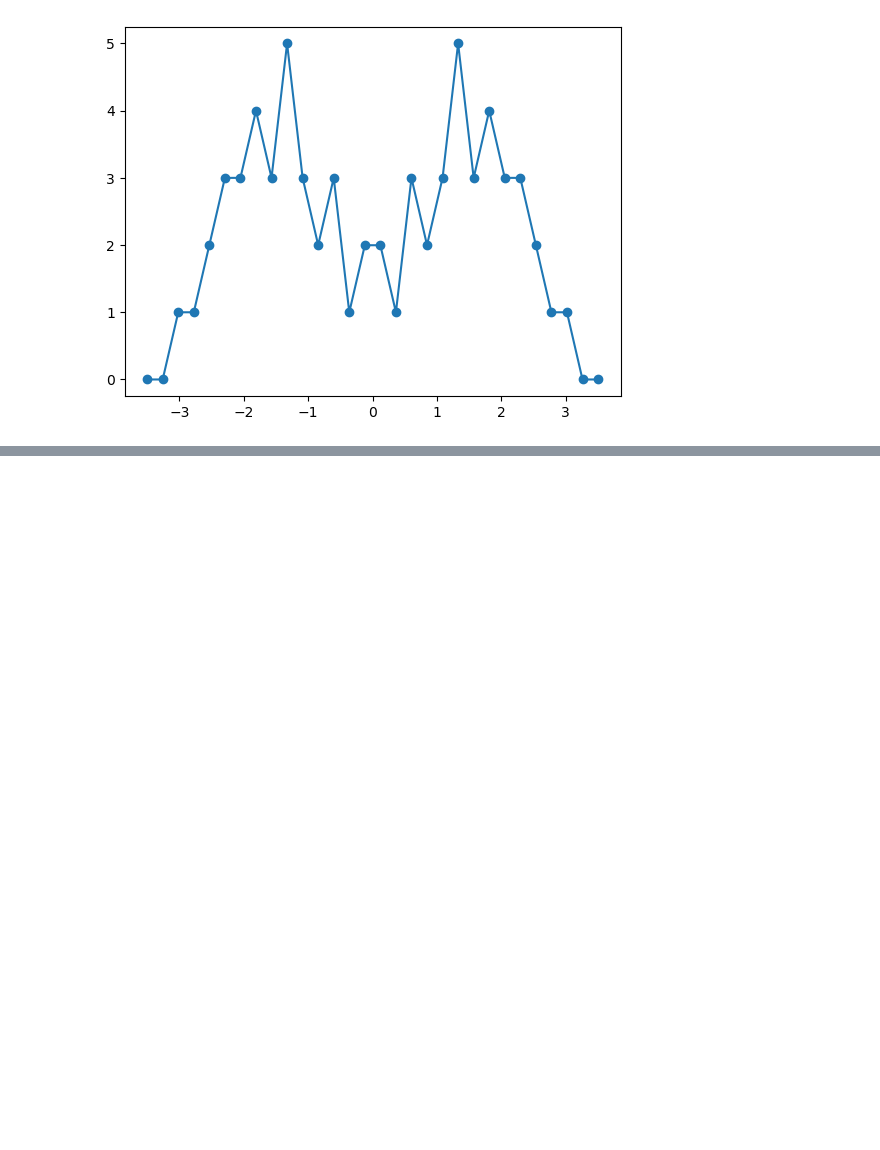
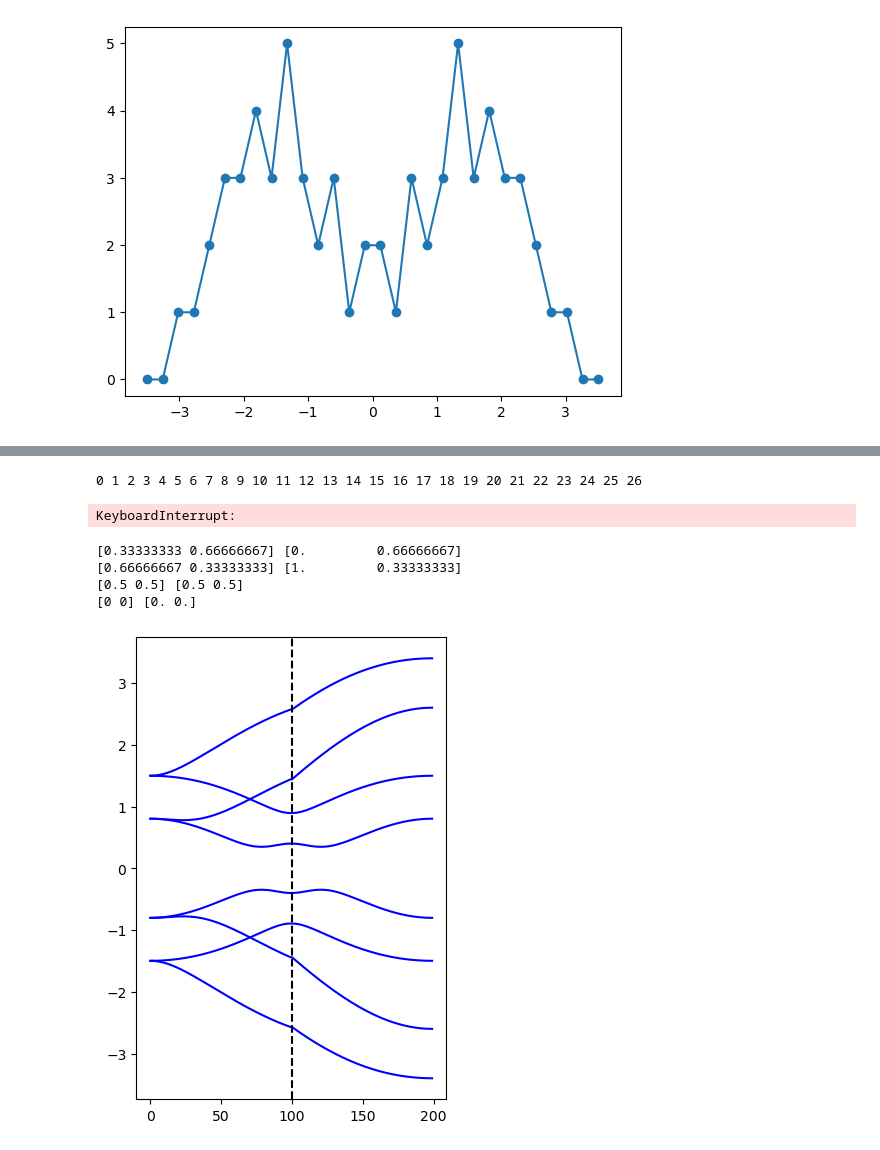
Before and after one commit to simaomenesesjoao/rgf, a Jupyter notebook: examples.ipynb, the cells around one changed output, grey strips where cells are left out. Saved outputs shown, nothing was run; the diff lists cells and outputs as text; code cells hidden in the pictures; blank space fills up the shorter version.

```diff
--- a/examples.ipynb
+++ b/examples.ipynb
@@ -75,0 +209,27 @@ plt.show()
+# %%
+all_vals = []
+NKX = 200; dkx = 1/NKX
+# NKY = 6;   dky = 1/NKY
+NKY = 200;   dky = 1/NKY
+kx_list = np.array([i*dkx for i in range(NKX)])
+ky_list = np.array([i*dky for i in range(NKY)])
+
+for i,kx in enumerate(kx_list):
+    print(i, end=" ")
+    for j,ky in enumerate(ky_list):
+        k = np.array([kx,ky])
+        Hk = GR.get_Hk(k)
+
+        vals = np.linalg.eigvalsh(Hk)
+        for val in vals:
+            all_vals.append(val)
+
+NK = NKX*NKY
+
+dosk = zs*0.0
+for val in all_vals:
+    dosk += 1.0/(zs-val)
+dosk = np.imag(dosk)/NK
+# %% [output]
+0 1 2 3 4 5 6 7 8 9 10 11 12 13 14 15 16 17 18 19 20 21 22 23 24 25 26
+KeyboardInterrupt:
@@ -75,0 +242,42 @@ plt.show()
+# %%
+
+K  = np.array([1.0/3.0, 2.0/3.0])
+Kp = np.array([2.0/3.0, 1.0/3.0])
+M  = np.array([0.5, 0.5])
+Γ  = np.array([0,0])
+
+points = [K,Kp,M,Γ]
+pointsB = []
+for P in points:
+    kvec = P[0]*b1 + P[1]*b2
+    KB = np.array([kvec@A1/np.pi/2, kvec@A2/np.pi/2])
+    pointsB.append(KB.copy())
+    # print(kvec)
+    # print(KB)
+
+
+for p,pb in zip(points, pointsB):
+    print(p,pb)
+
+KB, KpB, MB, ΓB = pointsB
+KpB[0] -= 1
+# %% [output]
+[0.33333333 0.66666667] [0.         0.66666667]
+[0.66666667 0.33333333] [1.         0.33333333]
+[0.5 0.5] [0.5 0.5]
+[0 0] [0. 0.]
+# %%
+# Plot band structure
+GR.set_kpath([MB,KpB,ΓB],100)
+
+fig, axs = plt.subplots(figsize=(4,6))
+bands = GR.get_bands()
+
+for i in range(GR.N_orbs):
+    b = bands[:,i]
+    axs.plot(b,c='b')
+
+axs.axvline(100, linestyle='--', color='k')
+plt.show()
+# %% [output]
+[figure, added]
```
Also changed, not shown: parts of 9 cells of this notebook, 3 other files.
